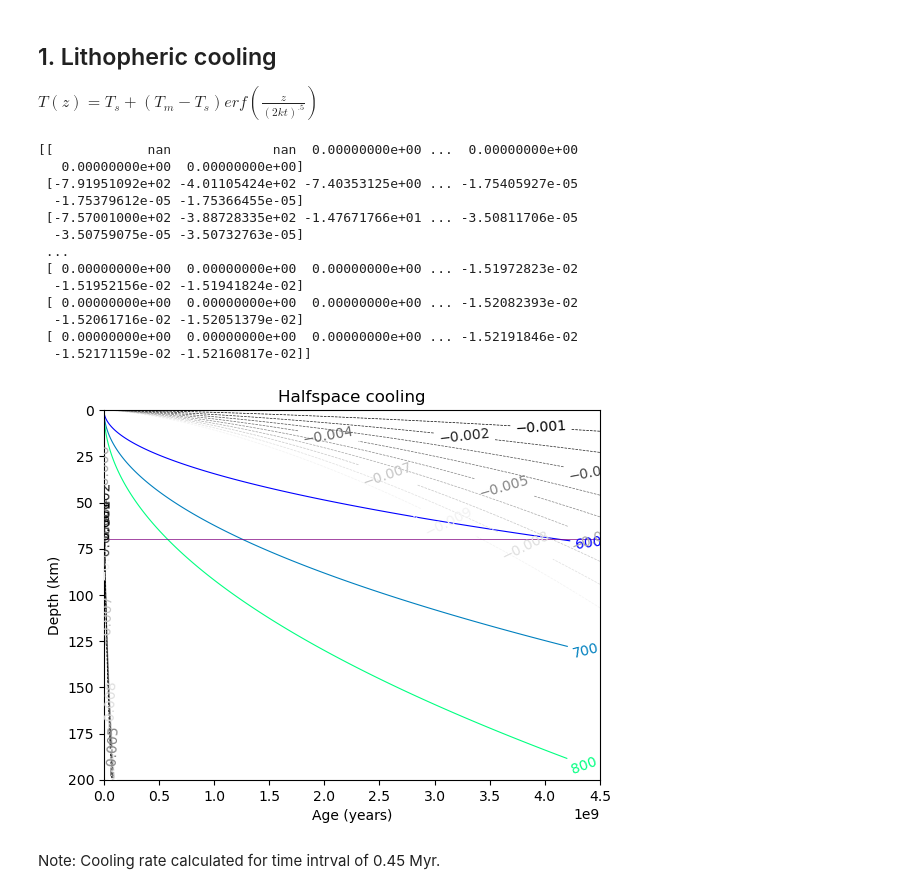
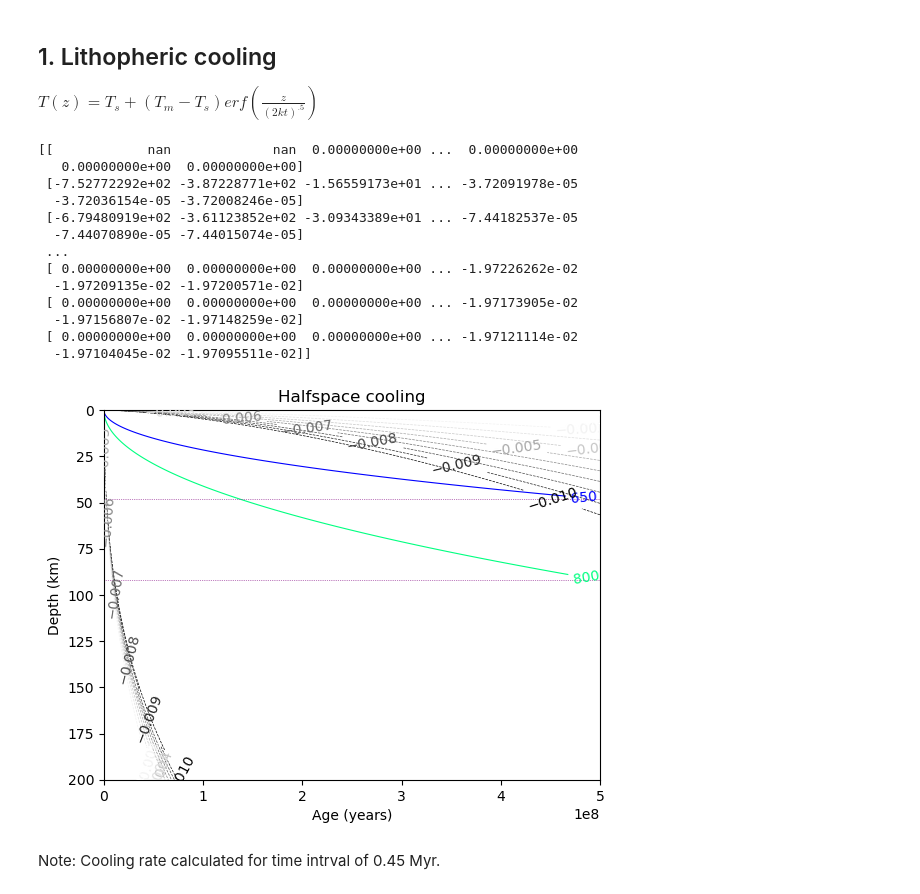
Before and after one commit to iganache/venusquakes, a Jupyter notebook: venus_seismicity.ipynb, the cells around one changed output. Drawn from its saved outputs; the diff is of its cells as text; code cells hidden in the pictures.

```diff
--- a/venus_seismicity.ipynb
+++ b/venus_seismicity.ipynb
@@ -74,15 +74,15 @@ def halfspacecooling(tzlist):
 
     Ts = 473
     Tm = 1300
-    kappa = 1*1e-6/3.17098e-8
+    kappa = 1*1e-6/3.17098e-8            ## 1 mm2/s
 
     T = np.zeros_like(t)
-    T = Ts + (Tm-Ts)*erf(z/np.sqrt(2*kappa*t))
+    T = Ts + (Tm-Ts)*erf(z/(2*np.sqrt(kappa*t)))
 
     return T
 
 depth = np.linspace(0, 200e3, 1000)
-age = np.linspace(0, 4.5e9, 10000)
+age = np.linspace(0, 0.5e9, 10000)
 
 t, d = np.meshgrid(age, depth)
 T = halfspacecooling([t, d])
@@ -93,32 +93,33 @@ print(Tdot)
 # %% [output]
 [[            nan             nan  0.00000000e+00 ...  0.00000000e+00
    0.00000000e+00  0.00000000e+00]
- [-7.91951092e+02 -4.01105424e+02 -7.40353125e+00 ... -1.75405927e-05
-  -1.75379612e-05 -1.75366455e-05]
- [-7.57001000e+02 -3.88728335e+02 -1.47671766e+01 ... -3.50811706e-05
-  -3.50759075e-05 -3.50732763e-05]
+ [-7.52772292e+02 -3.87228771e+02 -1.56559173e+01 ... -3.72091978e-05
+  -3.72036154e-05 -3.72008246e-05]
+ [-6.79480919e+02 -3.61123852e+02 -3.09343389e+01 ... -7.44182537e-05
+  -7.44070890e-05 -7.44015074e-05]
  ...
- [ 0.00000000e+00  0.00000000e+00  0.00000000e+00 ... -1.51972823e-02
-  -1.51952156e-02 -1.51941824e-02]
- [ 0.00000000e+00  0.00000000e+00  0.00000000e+00 ... -1.52082393e-02
-  -1.52061716e-02 -1.52051379e-02]
- [ 0.00000000e+00  0.00000000e+00  0.00000000e+00 ... -1.52191846e-02
-  -1.52171159e-02 -1.52160817e-02]]
+ [ 0.00000000e+00  0.00000000e+00  0.00000000e+00 ... -1.97226262e-02
+  -1.97209135e-02 -1.97200571e-02]
+ [ 0.00000000e+00  0.00000000e+00  0.00000000e+00 ... -1.97173905e-02
+  -1.97156807e-02 -1.97148259e-02]
+ [ 0.00000000e+00  0.00000000e+00  0.00000000e+00 ... -1.97121114e-02
+  -1.97104045e-02 -1.97095511e-02]]
 # %%
-cs = plt.contour(t, d/1e3, T, levels = [600, 700, 800], cmap = "winter", linewidths=0.8)
-cs1 = plt.contour(t, d/1e3, Tdot, levels=np.linspace(-0.01, -0.001, 10), cmap="Greys", linewidths = 0.5, linestyles = '--')
+cs = plt.contour(t, d/1e3, T, levels = [650, 800], cmap = "winter", linewidths=0.8)
+cs1 = plt.contour(t, d/1e3, Tdot, levels=np.linspace(-0.01, -0.001, 10), cmap="Greys_r", linewidths = 0.5, linestyles = '--')
 plt.clabel(cs)
 plt.clabel(cs1)
 plt.title('Halfspace cooling')
 plt.gca().invert_yaxis()
 # cbar = plt.colorbar()
 # cbar.set_label("Temperature (deg C)")
-plt.axhline(70, age[0], age[-1], color='purple', linewidth=0.5)
+plt.axhline(48, age[0], age[-1], color='purple', linewidth=0.5, linestyle = ":")
+plt.axhline(92, age[0], age[-1], color='purple', linewidth=0.5, linestyle = ":")
 plt.xlabel("Age (years)")
 plt.ylabel("Depth (km)")
 plt.show()
 # %% [output]
-[figure, old version]
+[figure, new version]
 # %% [markdown]
 Note: Cooling rate calculated for time intrval of 0.45 Myr.
 # %% [markdown]
```
Also changed, not shown: parts of 11 cells of this notebook.
